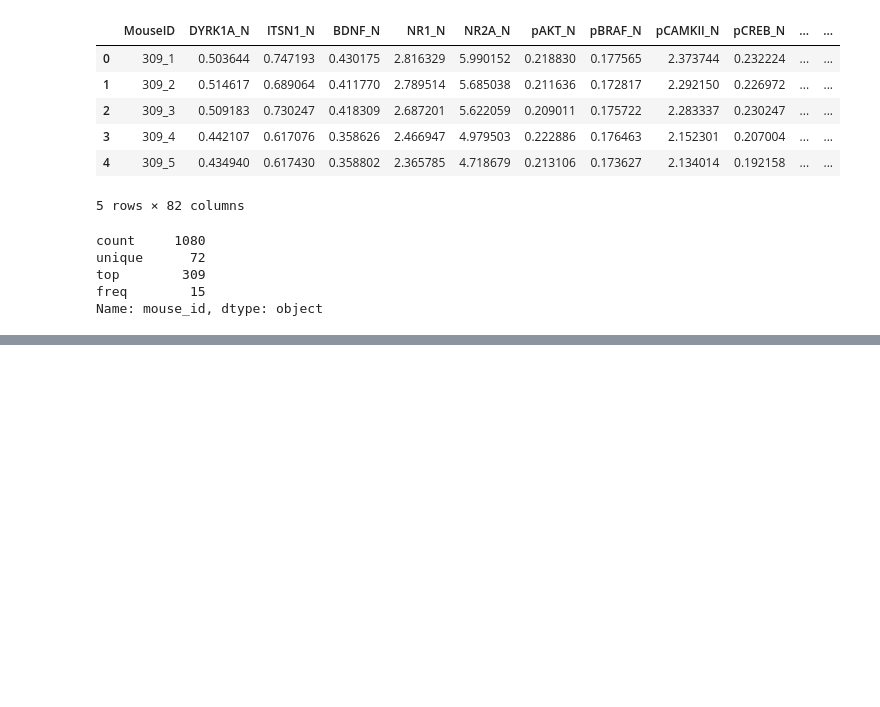
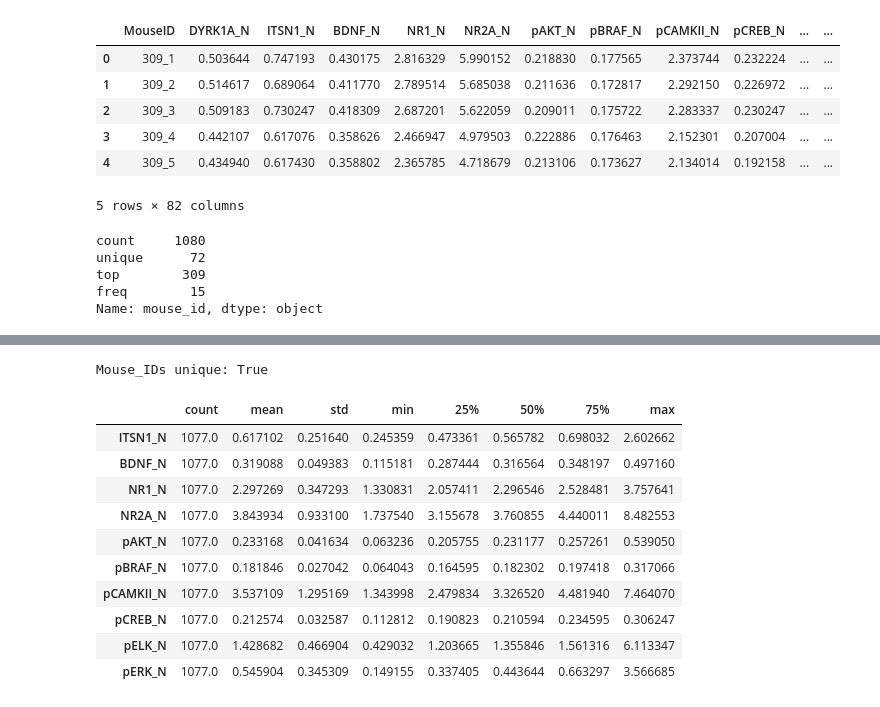
Before and after one commit to ALEGATOR1209/KSE_ML_for_bioinformatics, a Jupyter notebook: practicals/week1/Practical_01.ipynb, the cells around one changed output, grey strips where cells are left out. Cells and saved outputs as stored; diff of their text form; code cells hidden in the pictures; blank space fills up the shorter version.

```diff
--- a/practicals/week1/Practical_01.ipynb
+++ b/practicals/week1/Practical_01.ipynb
@@ -22,0 +50,20 @@ Name: mouse_id, dtype: object
+# %%
+print("Mouse_IDs unique:", mice["MouseID"].is_unique)
+mice = mice.set_index('MouseID')
+# %% [output]
+Mouse_IDs unique: True
+# %%
+gene_cols = mice.columns[1:-5]
+mice[gene_cols].describe().T.head(10)
+# %% [output]
+|  | count | mean | std | min | 25% | 50% | 75% | max |
+| ITSN1_N | 1077.0 | 0.617102 | 0.251640 | 0.245359 | 0.473361 | 0.565782 | 0.698032 | 2.602662 |
+| BDNF_N | 1077.0 | 0.319088 | 0.049383 | 0.115181 | 0.287444 | 0.316564 | 0.348197 | 0.497160 |
+| NR1_N | 1077.0 | 2.297269 | 0.347293 | 1.330831 | 2.057411 | 2.296546 | 2.528481 | 3.757641 |
+| NR2A_N | 1077.0 | 3.843934 | 0.933100 | 1.737540 | 3.155678 | 3.760855 | 4.440011 | 8.482553 |
+| pAKT_N | 1077.0 | 0.233168 | 0.041634 | 0.063236 | 0.205755 | 0.231177 | 0.257261 | 0.539050 |
+| pBRAF_N | 1077.0 | 0.181846 | 0.027042 | 0.064043 | 0.164595 | 0.182302 | 0.197418 | 0.317066 |
+| pCAMKII_N | 1077.0 | 3.537109 | 1.295169 | 1.343998 | 2.479834 | 3.326520 | 4.481940 | 7.464070 |
+| pCREB_N | 1077.0 | 0.212574 | 0.032587 | 0.112812 | 0.190823 | 0.210594 | 0.234595 | 0.306247 |
+| pELK_N | 1077.0 | 1.428682 | 0.466904 | 0.429032 | 1.203665 | 1.355846 | 1.561316 | 6.113347 |
+| pERK_N | 1077.0 | 0.545904 | 0.345309 | 0.149155 | 0.337405 | 0.443644 | 0.663297 | 3.566685 |
```
Also changed, not shown: parts of 11 cells of this notebook, 5 other files.
